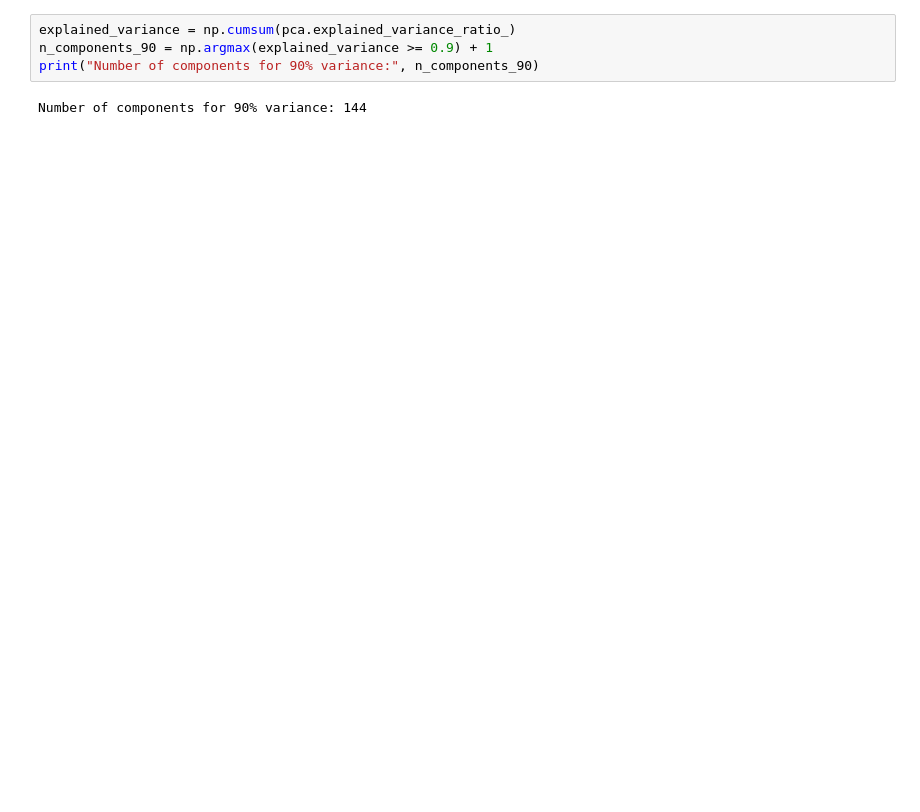
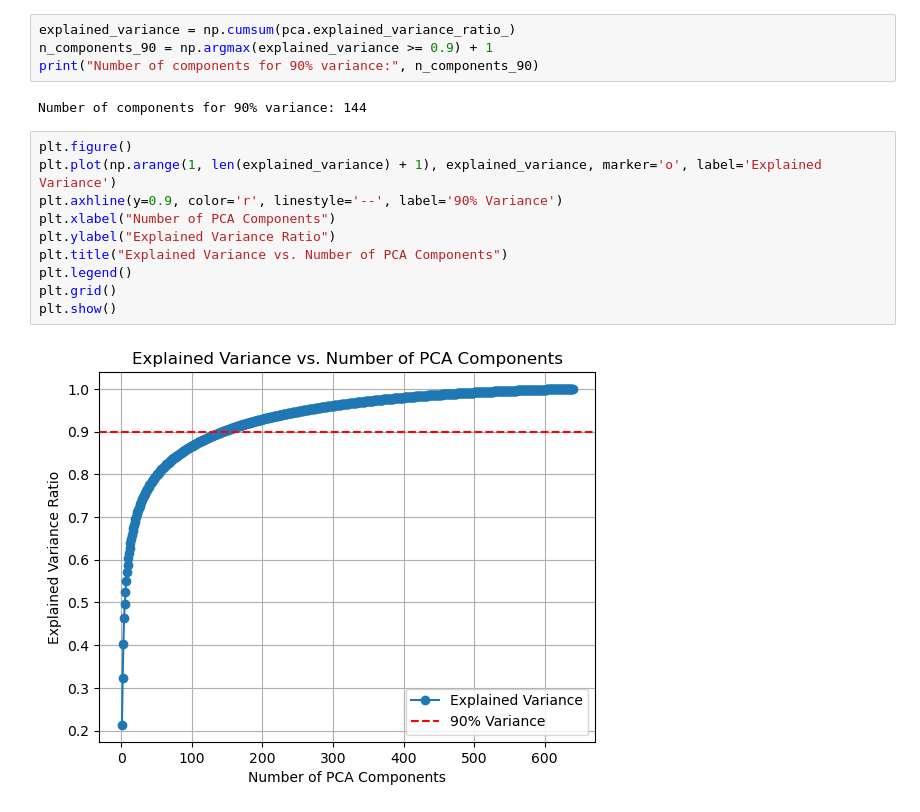
Before and after one commit to tmaxell/spbu_ml_2025_practice, a Jupyter notebook: homeworks/dimentionality/hw2.ipynb, the cells around one changed output. Drawn from its saved outputs; the diff is of its cells as text; blank space fills up the shorter version.

```diff
--- a/homeworks/dimentionality/hw2.ipynb
+++ b/homeworks/dimentionality/hw2.ipynb
@@ -71,3 +69,15 @@ n_components_90 = np.argmax(explained_variance >= 0.9) + 1
 print("Number of components for 90% variance:", n_components_90)
 # %% [output]
 Number of components for 90% variance: 144
+# %%
+plt.figure()
+plt.plot(np.arange(1, len(explained_variance) + 1), explained_variance, marker='o', label='Explained Variance')
+plt.axhline(y=0.9, color='r', linestyle='--', label='90% Variance')
+plt.xlabel("Number of PCA Components")
+plt.ylabel("Explained Variance Ratio")
+plt.title("Explained Variance vs. Number of PCA Components")
+plt.legend()
+plt.grid()
+plt.show()
+# %% [output]
+[figure, added]
```
Also changed, not shown: parts of 3 cells of this notebook.
